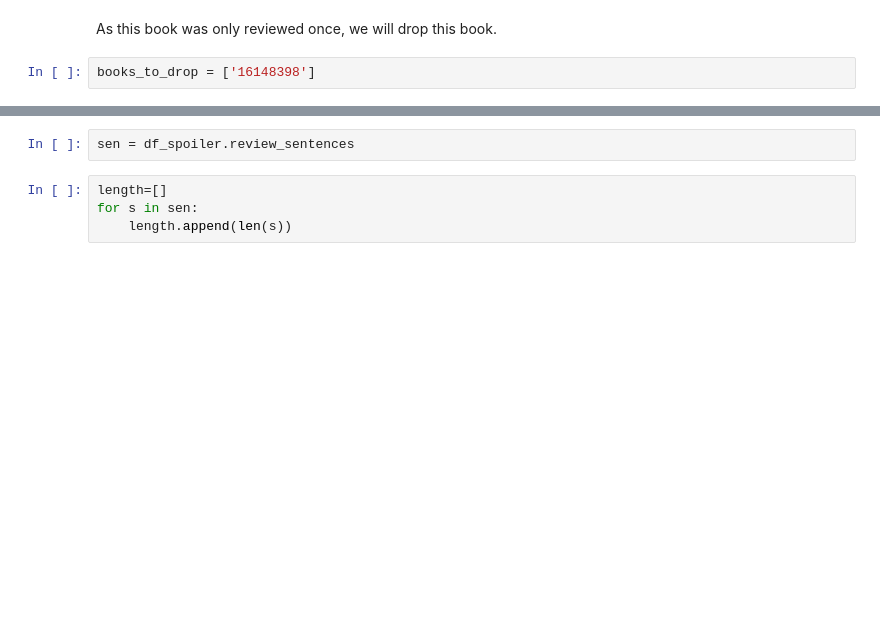
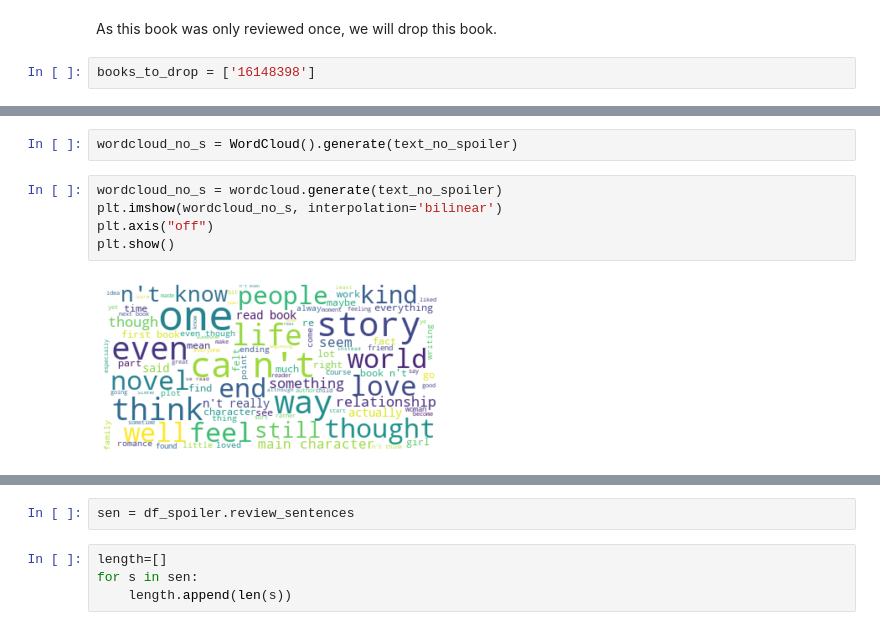
Before and after one commit to GHabeck/202011_capstone_project, a Jupyter notebook: spoiler reviews.ipynb, the cells around one changed output, grey strips where cells are left out. Saved outputs shown, nothing was run; the diff lists cells and outputs as text; blank space fills up the shorter version.

```diff
--- a/spoiler reviews.ipynb
+++ b/spoiler reviews.ipynb
@@ -400,0 +702,9 @@ len(set(df_spoiler.book_id))
+# %%
+wordcloud_no_s = WordCloud().generate(text_no_spoiler)
+# %%
+wordcloud_no_s = wordcloud.generate(text_no_spoiler)
+plt.imshow(wordcloud_no_s, interpolation='bilinear')
+plt.axis("off")
+plt.show()
+# %% [output]
+[figure, added]
```
Also changed, not shown: parts of 63 cells of this notebook.
